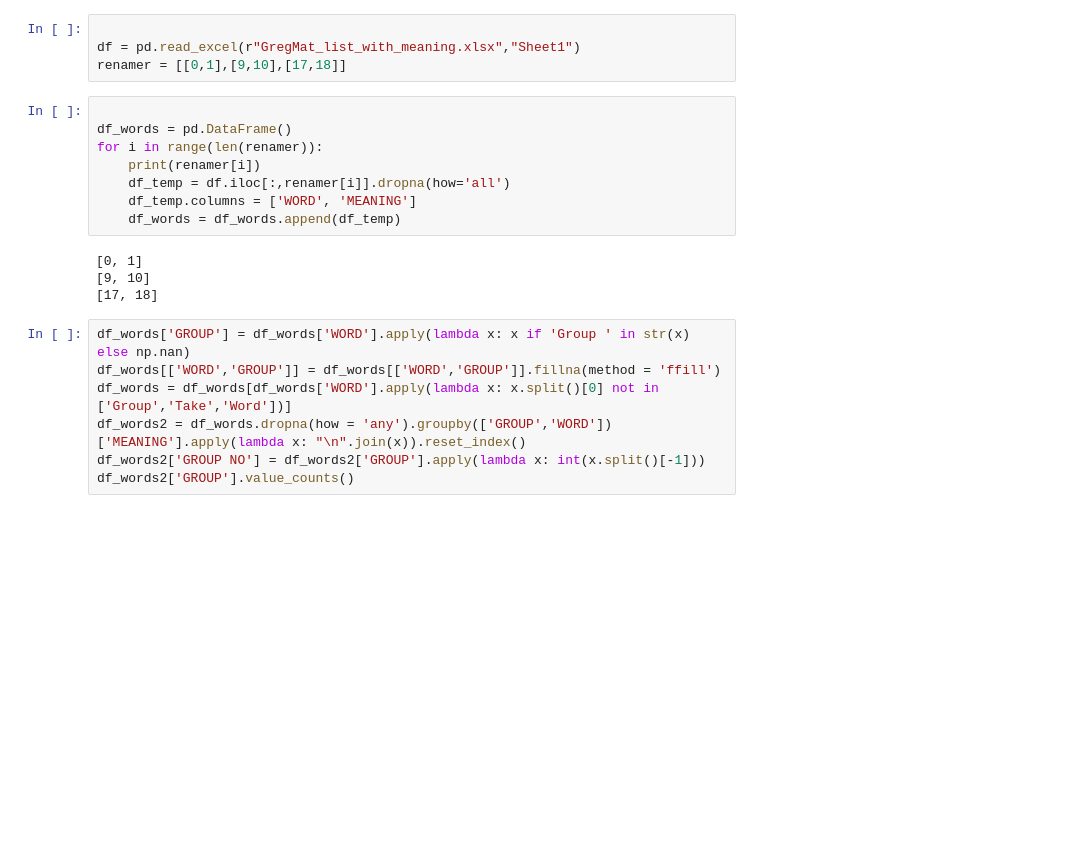
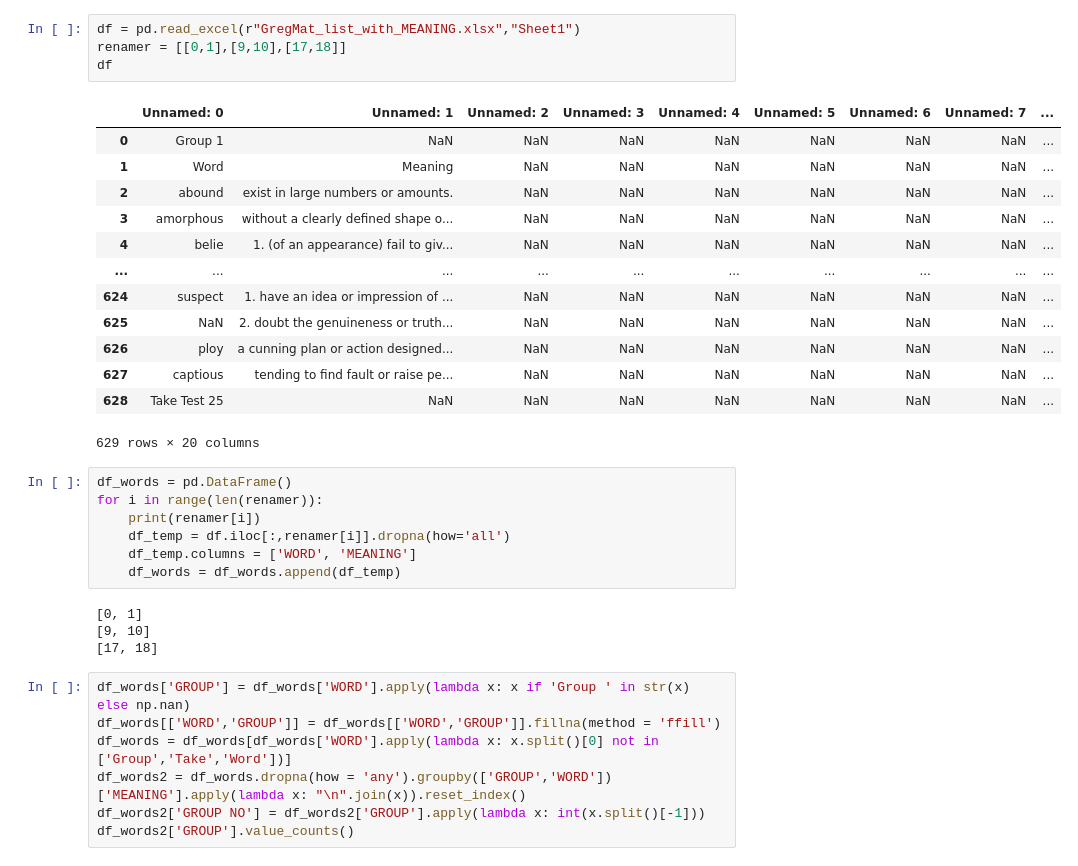
Before and after one commit to vishugp/GRE_Vocab_Scraper, a Jupyter notebook: Vocab_Meaning_Scraper.ipynb, the cells around one changed output. Drawn from its saved outputs; the diff is of its cells as text; blank space fills up the shorter version.

```diff
--- a/Vocab_Meaning_Scraper.ipynb
+++ b/Vocab_Meaning_Scraper.ipynb
@@ -32,9 +15,22 @@ Requirement already satisfied: h11<1,>=0.9.0 in /home/vishu/anaconda3/lib/python
 # %%
-
-df = pd.read_excel(r"GregMat_list_with_meaning.xlsx","Sheet1")
+df = pd.read_excel(r"GregMat_list_with_MEANING.xlsx","Sheet1")
 renamer = [[0,1],[9,10],[17,18]]
+df
+# %% [output]
+|  | Unnamed: 0 | Unnamed: 1 | Unnamed: 2 | Unnamed: 3 | Unnamed: 4 | Unnamed: 5 | Unnamed: 6 | Unnamed: 7 | ... |
+| 0 | Group 1 | NaN | NaN | NaN | NaN | NaN | NaN | NaN | ... |
+| 1 | Word | Meaning | NaN | NaN | NaN | NaN | NaN | NaN | ... |
+| 2 | abound | exist in large numbers or amounts. | NaN | NaN | NaN | NaN | NaN | NaN | ... |
+| 3 | amorphous | without a clearly defined shape o... | NaN | NaN | NaN | NaN | NaN | NaN | ... |
+| 4 | belie | 1. (of an appearance) fail to giv... | NaN | NaN | NaN | NaN | NaN | NaN | ... |
+| ... | ... | ... | ... | ... | ... | ... | ... | ... | ... |
+| 624 | suspect | 1. have an idea or impression of ... | NaN | NaN | NaN | NaN | NaN | NaN | ... |
+| 625 | NaN | 2. doubt the genuineness or truth... | NaN | NaN | NaN | NaN | NaN | NaN | ... |
+| 626 | ploy | a cunning plan or action designed... | NaN | NaN | NaN | NaN | NaN | NaN | ... |
+| 627 | captious | tending to find fault or raise pe... | NaN | NaN | NaN | NaN | NaN | NaN | ... |
+| 628 | Take Test 25 | NaN | NaN | NaN | NaN | NaN | NaN | NaN | ... |
+629 rows × 20 columns
 # %%
-
 df_words = pd.DataFrame()
 for i in range(len(renamer)):
     print(renamer[i])
```
Also changed, not shown: parts of 15 cells of this notebook, 9 other files.
